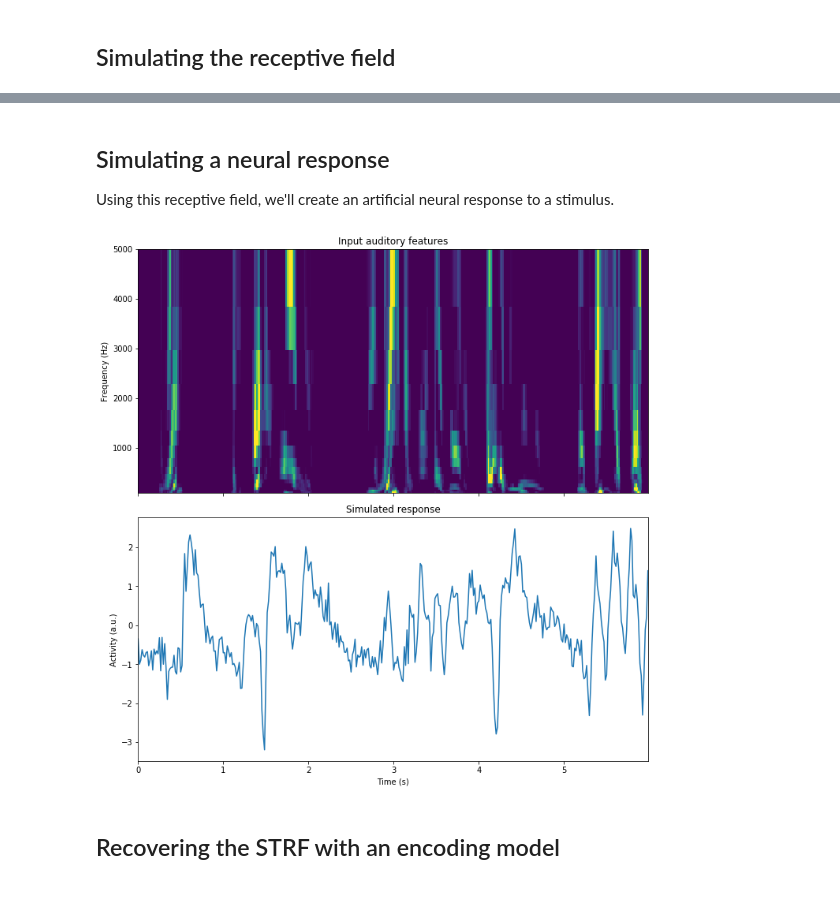
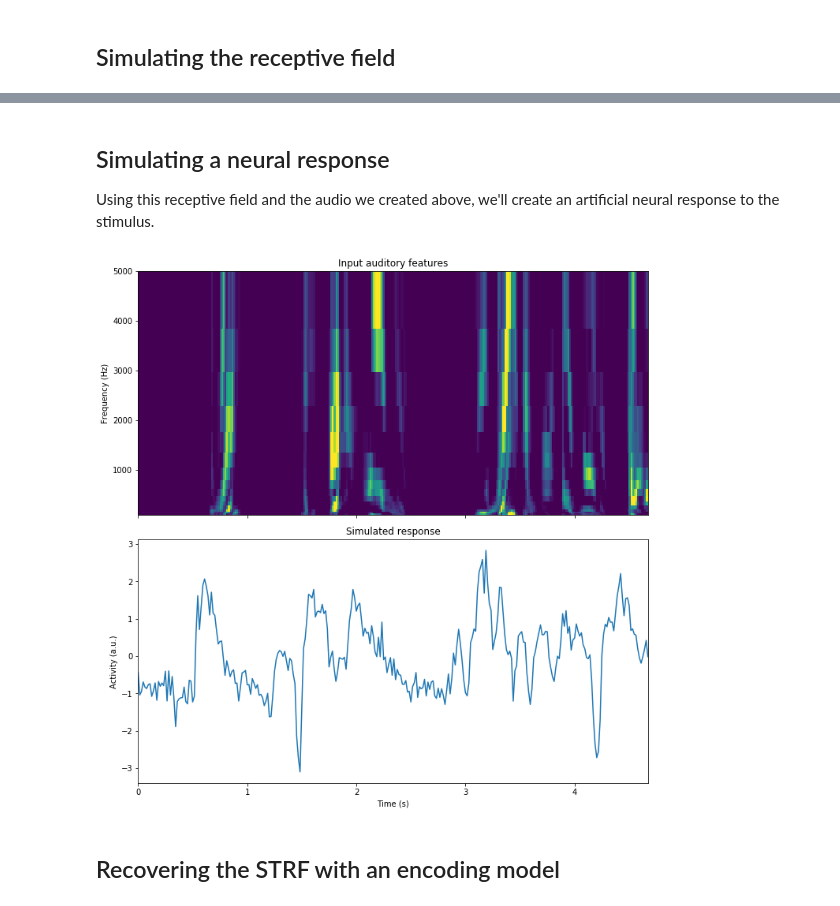
Before and after one commit to choldgraf/paper-encoding_decoding_electrophysiology, a Jupyter notebook: notebooks/Compare Encoding and Decoding.ipynb, the cells around one changed output, grey strips where cells are left out. Cells and saved outputs as stored; diff of their text form; code cells hidden in the pictures.

```diff
--- a/notebooks/Compare Encoding and Decoding.ipynb
+++ b/notebooks/Compare Encoding and Decoding.ipynb
@@ -122,43 +144,49 @@ mne.viz.tight_layout()
 # %% [markdown]
 ## Simulating a neural response
 
-Using this receptive field, we'll create an artificial neural response to a stimulus.
+Using this receptive field and the audio we created above, we'll create an artificial neural response to the stimulus.
 # %%
-# Reshape audio to split into epochs, then make epochs the first dimension.
-n_epochs, n_seconds = 30, 3
-audio = audio[:, :int(n_seconds * sfreq * n_epochs)]
-X = audio.reshape([n_freqs, n_epochs, -1]).swapaxes(0, 1)
-n_times = X.shape[-1]
+# We'll use a function for this so that we can repeat easily
+def simulate_response(X, noise_amp=.0005):
+    # Delay the spectrogram according to delays so it can be combined w/ the STRF
+    n_times = X.shape[-1]
+    X_del = delay_time_series(X, tmin, tmax, sfreq, newaxis=0, axis=-1)
 
-# Delay the spectrogram according to delays so it can be combined w/ the STRF
-# Lags will now be in axis 1, then we reshape to vectorize
-X_del = delay_time_series(X, tmin, tmax, sfreq, newaxis=1, axis=-1)
-delays = np.round(np.arange(tmin * sfreq, tmax * sfreq + 1)).astype(int)
-X_del = X_del.reshape([n_epochs, -1, n_times])
-n_features = X_del.shape[1]
-weights_sim = weights.ravel()
+    X_del = X_del.reshape([-1, n_times])
+    weights_sim = weights.ravel()
 
-# Simulate a neural response to the sound, given this STRF
-y = np.zeros([n_epochs, n_times])
-for ii, iep in enumerate(X_del):
-    # Simulate this epoch and add random noise
-    noise_amp = .0005
-    y[ii] = np.dot(weights_sim, iep) + noise_amp * rng.randn(n_times)
+    # Simulate a neural response to the sound, given this STRF
+    y = np.dot(weights_sim, X_del) + noise_amp * rng.randn(n_times)
+    return X_del, y
 
-# Plot the first 2 trials of audio and the simulated electrode activity
-X_plt = scale(np.hstack(X[:2]).T).T
-y_plt = scale(np.hstack(y[:2]))
-time = np.arange(X_plt.shape[-1]) / sfreq
-fig, axs = plt.subplots(2, 1, figsize=(10, 10), sharex=True)
-axs[0].pcolormesh(time, freqs, X_plt, vmin=0, vmax=4, cmap='viridis')
-axs[0].set_title('Input auditory features')
-axs[0].set(ylim=[freqs.min(), freqs.max()], ylabel='Frequency (Hz)')
-axs[1].plot(time, y_plt)
-axs[1].set(xlim=[time.min(), time.max()], title='Simulated response',
-           xlabel='Time (s)', ylabel='Activity (a.u.)')
-mne.viz.tight_layout()
+def plot_model_features(X, y, label=None):
+    # Plot a sample of speech and the simulated electrode activity
+    X_plt = scale(X.T).T
+    y_plt = scale(y)
+    time = np.arange(X_plt.shape[-1]) / sfreq
+
+    fig, axs = plt.subplots(2, 1, figsize=(10, 10), sharex=True)
+    axs[0].pcolormesh(time, freqs, X_plt[:n_freqs],
+                      vmin=0, vmax=4, cmap='viridis')
+    s = 'Input auditory features'
+    if label is not None:
+        s += ': {}'.format(label)
+    axs[0].set_title(s)
+    axs[0].set(ylim=[freqs.min(), freqs.max()], ylabel='Frequency (Hz)')
+    axs[1].plot(time, y_plt)
+    axs[1].set(xlim=[time.min(), time.max()], title='Simulated response',
+               xlabel='Time (s)', ylabel='Activity (a.u.)')
+    mne.viz.tight_layout()
+    return fig
-# %% [output]
-[figure, removed]
+# %%
+# Simulate the neural response to this input, given a STRF
+X, y = simulate_response(speech)
+n_features = X.shape[0]
+
+# Show the kinds of features we're putting into our model
+_ = plot_model_features(X[:, :300], y[:300])
+# %% [output]
+[figure, added]
 # %% [markdown]
 ## Recovering the STRF with an encoding model
 # %%
```
Also changed, not shown: parts of 22 cells of this notebook.
